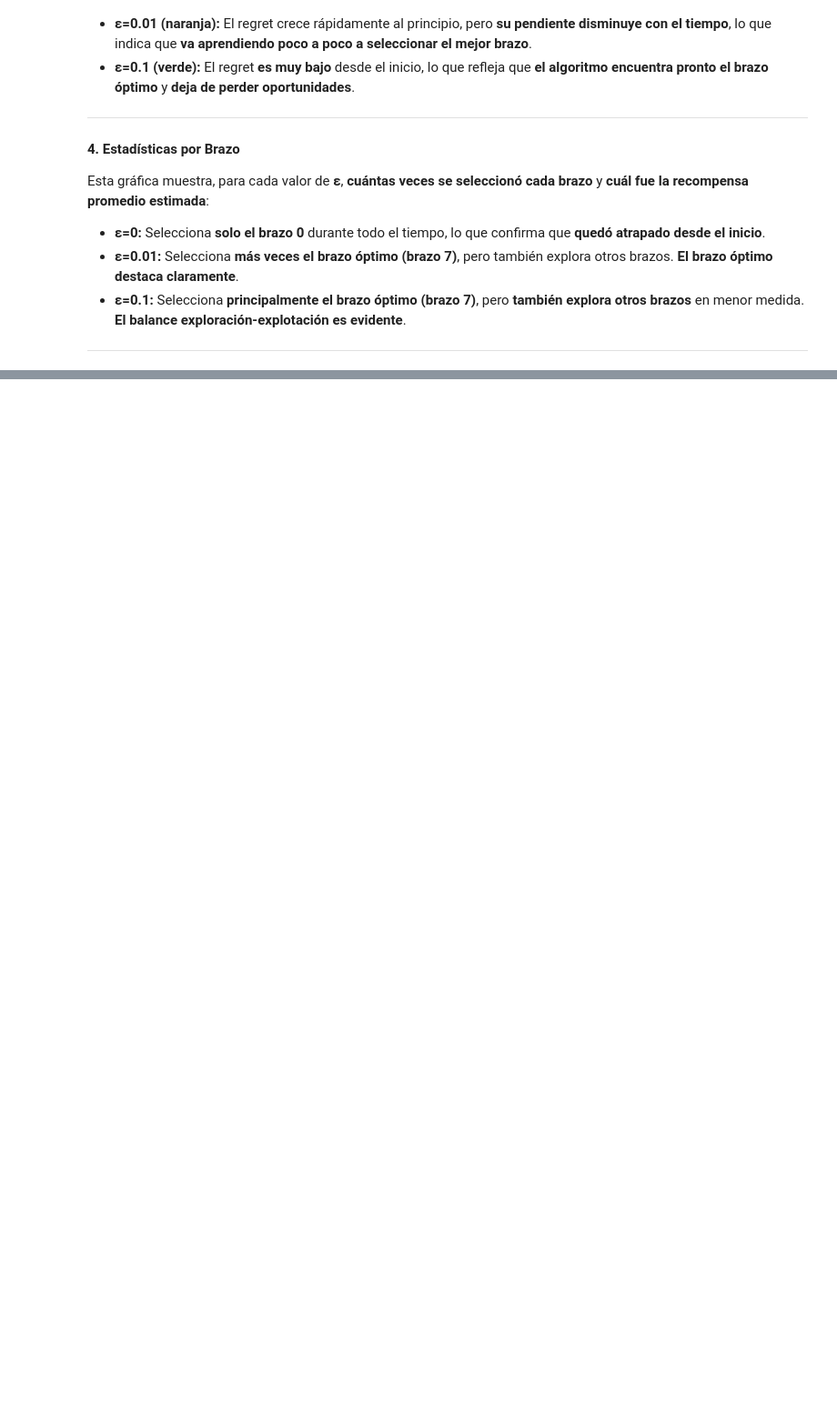
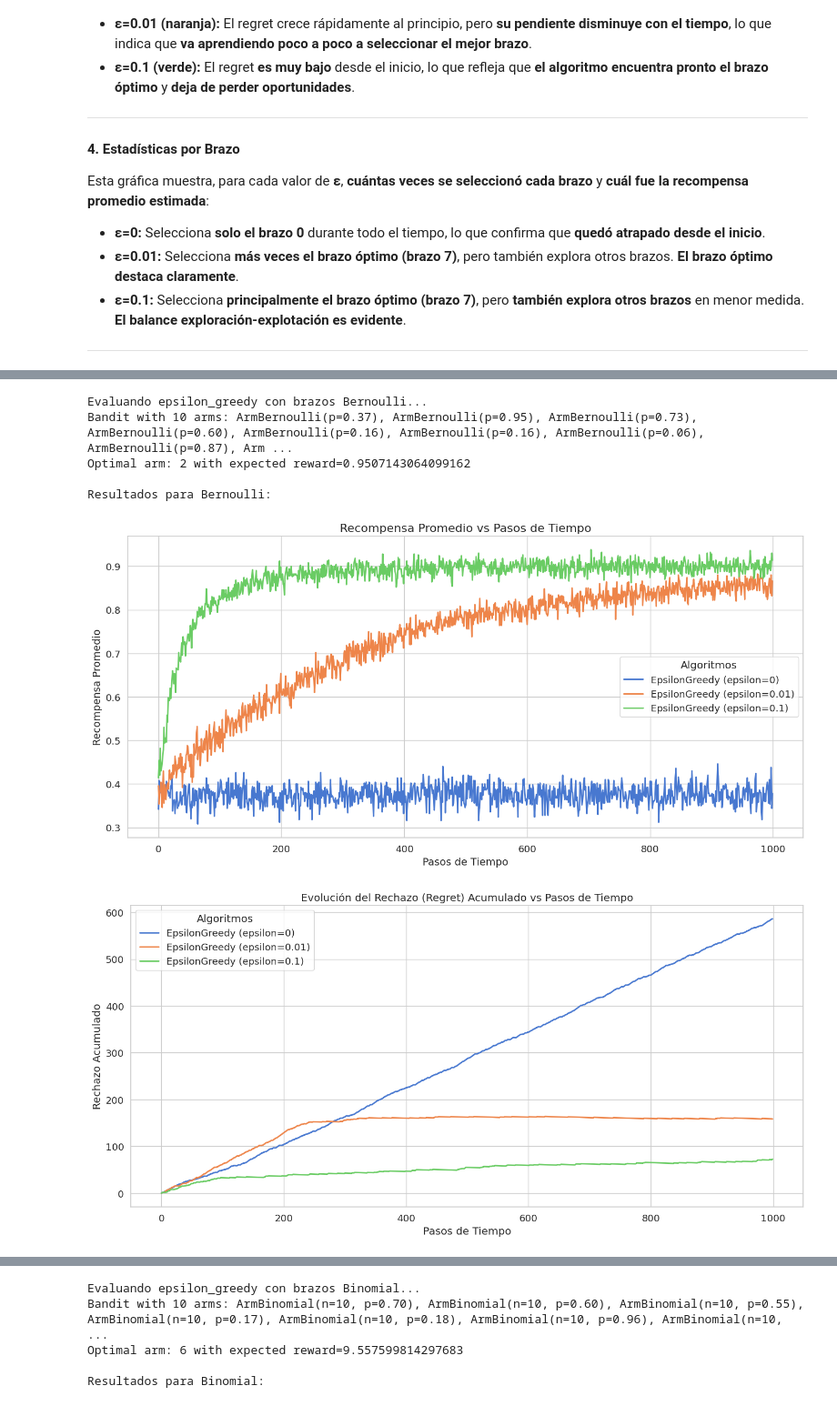
Before and after one commit to estebanbecerra/k_brazos_BFRRCE, a Jupyter notebook: notebook1.ipynb, the cells around one changed output, grey strips where cells are left out. Shown at 91% size. Cells and saved outputs as stored; diff of their text form; code cells hidden in the pictures; blank space fills up the shorter version.

```diff
--- a/notebook1.ipynb
+++ b/notebook1.ipynb
@@ -273,0 +280,54 @@ En problemas reales de toma de decisiones **(ejemplo: optimización de anuncios,
+# %%
+# Parámetros del experimento
+seed = 42
+np.random.seed(seed)  # Fijar la semilla para reproducibilidad
+
+k = 10  # Número de brazos
+steps = 1000  # Número de pasos que se ejecutarán cada algoritmo
+runs = 500  # Número de ejecuciones
+
+# Tipos de brazos que se van a utilizar en el experimento
+arm_types = {
+    'Bernoulli': ArmBernoulli,
+    'Binomial': ArmBinomial
+}
+
+# Definir los hiperparámetros a comparar para cada algoritmo epsilon_greedy
+epsilon_greedy_configs = [0, 0.01, 0.1]  # Valores del parámetro 'epsilon' en epsilon-greedy
+
+# Definir los algoritmos a comparar en la familia epsilon_greedy con diferentes configuraciones
+algorithms = []
+
+# Añadir epsilon_greedy con diferentes valores de 'epsilon'
+for c in epsilon_greedy_configs:
+    algorithms.append(EpsilonGreedy(k=k, epsilon=c))
+
+# Bucle para evaluar cada tipo de brazo con los algoritmos definidos
+for arm_name, ArmClass in arm_types.items():
+    print(f"\nEvaluando epsilon_greedy con brazos {arm_name}...")
+
+    # Creación del bandit con el tipo de brazo correspondiente
+    bandit = Bandit(arms=ArmClass.generate_arms(k))  # Generar un bandido con k brazos según la distribución del tipo de brazo actual
+    print(bandit)
+
+    # Obtener el brazo óptimo y su recompensa esperada
+    optimal_arm = bandit.optimal_arm
+    print(f"Optimal arm: {optimal_arm + 1} with expected reward={bandit.get_expected_value(optimal_arm)}")
+
+    # Ejecutar el experimento y obtener las recompensas promedio, selecciones óptimas, regret acumulado y estadísticas de brazos
+    rewards, optimal_selections, regret_accumulated, arm_stats = run_experiment(bandit, algorithms, steps, runs)
+
+    # Graficar los resultados específicos para este tipo de brazo
+    print(f"\nResultados para {arm_name}:")
+    plot_average_rewards(steps, rewards, algorithms)
+    plot_regret(steps, regret_accumulated, algorithms)
+    plot_optimal_selections(steps, optimal_selections, algorithms)  # Opcional
+    plot_arm_statistics(arm_stats, algorithms)  # Opcional
+# %% [output]
+Evaluando epsilon_greedy con brazos Bernoulli...
+Bandit with 10 arms: ArmBernoulli(p=0.37), ArmBernoulli(p=0.95), ArmBernoulli(p=0.73), ArmBernoulli(p=0.60), ArmBernoulli(p=0.16), ArmBernoulli(p=0.16), ArmBernoulli(p=0.06), ArmBernoulli(p=0.87), Arm ...
+Optimal arm: 2 with expected reward=0.9507143064099162
+
+Resultados para Bernoulli:
+[figure, added]
+[figure, added]
@@ -273,0 +338,5 @@ En problemas reales de toma de decisiones **(ejemplo: optimización de anuncios,
+Evaluando epsilon_greedy con brazos Binomial...
+Bandit with 10 arms: ArmBinomial(n=10, p=0.70), ArmBinomial(n=10, p=0.60), ArmBinomial(n=10, p=0.55), ArmBinomial(n=10, p=0.17), ArmBinomial(n=10, p=0.18), ArmBinomial(n=10, p=0.96), ArmBinomial(n=10, ...
+Optimal arm: 6 with expected reward=9.557599814297683
+
+Resultados para Binomial:
```
Also changed, not shown: parts of 7 cells of this notebook.
